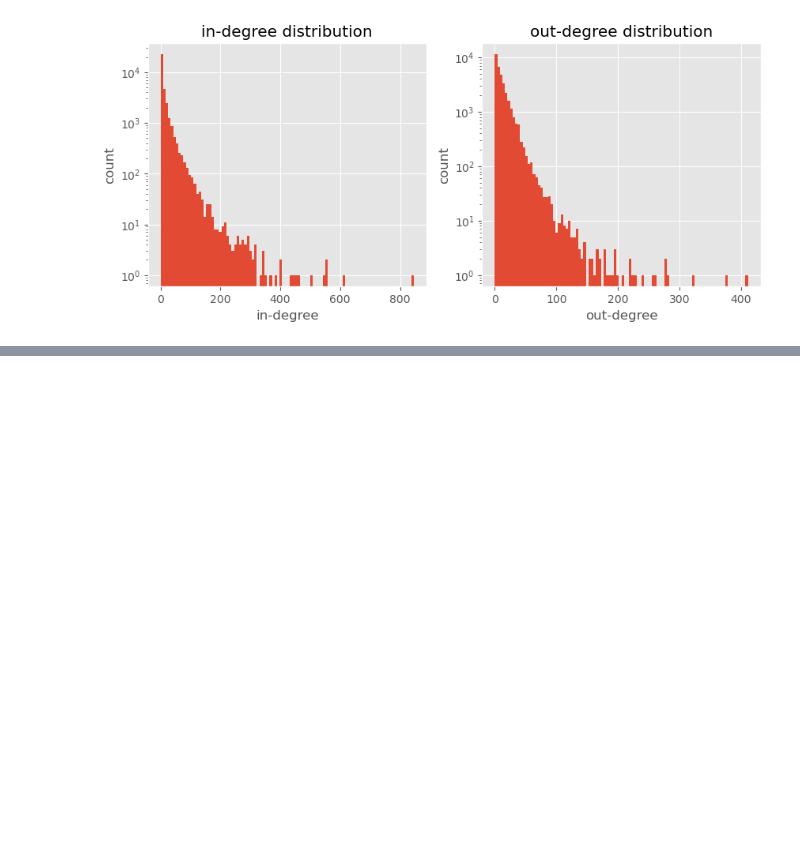
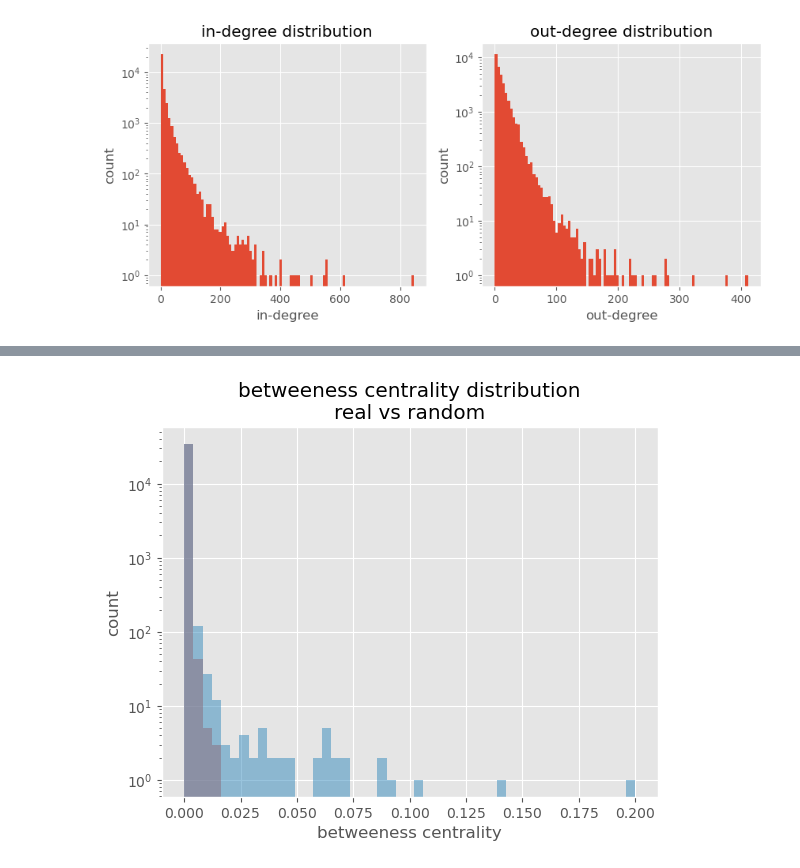
Before and after one commit to Marcus-Friis/research-project, a Jupyter notebook: notebooks/dataanalysis.ipynb, the cells around one changed output, grey strips where cells are left out. Cells and saved outputs as stored; diff of their text form; code cells hidden in the pictures; blank space fills up the shorter version.

```diff
--- a/notebooks/dataanalysis.ipynb
+++ b/notebooks/dataanalysis.ipynb
@@ -31,0 +54,14 @@ for ax in fig.axes:
+# %%
+G_random = nx.directed_configuration_model(in_degrees, out_degrees, create_using=nx.DiGraph)
+# %%
+betweeness_random = nx.betweenness_centrality(G_random, k=100)
+fig, ax = plt.subplots()
+bins = np.linspace(0, 0.2, 50)
+ax.hist(betweeness_random.values(), bins=bins, alpha=0.5, label='random')
+ax.hist(betweeness.values(), bins=bins, alpha=0.5, label='real')
+ax.set_title('betweeness centrality distribution\nreal vs random')
+ax.set_xlabel('betweeness centrality')
+ax.set_ylabel('count')
+ax.set_yscale('log')
+# %% [output]
+[figure, added]
```
Also changed, not shown: parts of 3 cells of this notebook.
